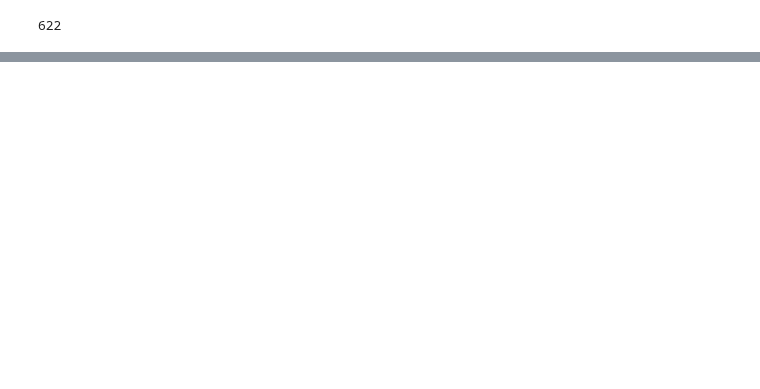
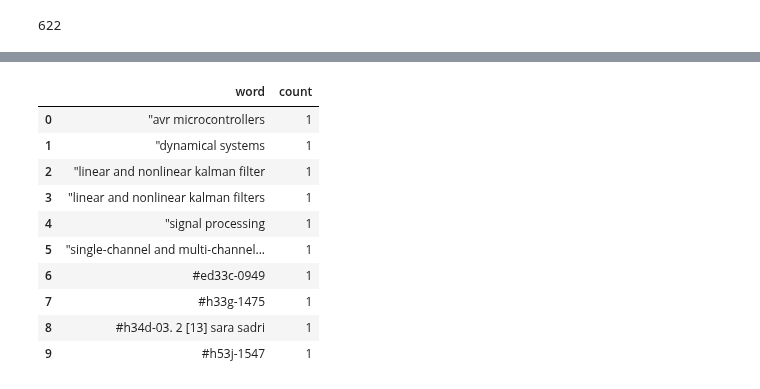
Before and after one commit to data-skeptic/dataskeptic.com, a Jupyter notebook: notebooks/elastic-search-keyword.ipynb, the cells around one changed output, grey strips where cells are left out. Cells and saved outputs as stored; diff of their text form; code cells hidden in the pictures; blank space fills up the shorter version.

```diff
--- a/notebooks/elastic-search-keyword.ipynb
+++ b/notebooks/elastic-search-keyword.ipynb
@@ -416,0 +441,22 @@ df.head(100)
+# %%
+df2['word'] = [x.lower() for x in df2['word']]
+# %%
+df3 = pd.DataFrame(df2.groupby(['word'])['word'].count())
+# %%
+df3.columns = ['count']
+# %%
+df3 = df3.reset_index()
+# %%
+df3.head(10)
+# %% [output]
+|  | word | count |
+| 0 | "avr microcontrollers | 1 |
+| 1 | "dynamical systems | 1 |
+| 2 | "linear and nonlinear kalman filter | 1 |
+| 3 | "linear and nonlinear kalman filters | 1 |
+| 4 | "signal processing | 1 |
+| 5 | "single-channel and multi-channel... | 1 |
+| 6 | #ed33c-0949 | 1 |
+| 7 | #h33g-1475 | 1 |
+| 8 | #h34d-03. 2 [13] sara sadri | 1 |
+| 9 | #h53j-1547 | 1 |
```
Also changed, not shown: parts of 25 cells of this notebook, 2 other files.
